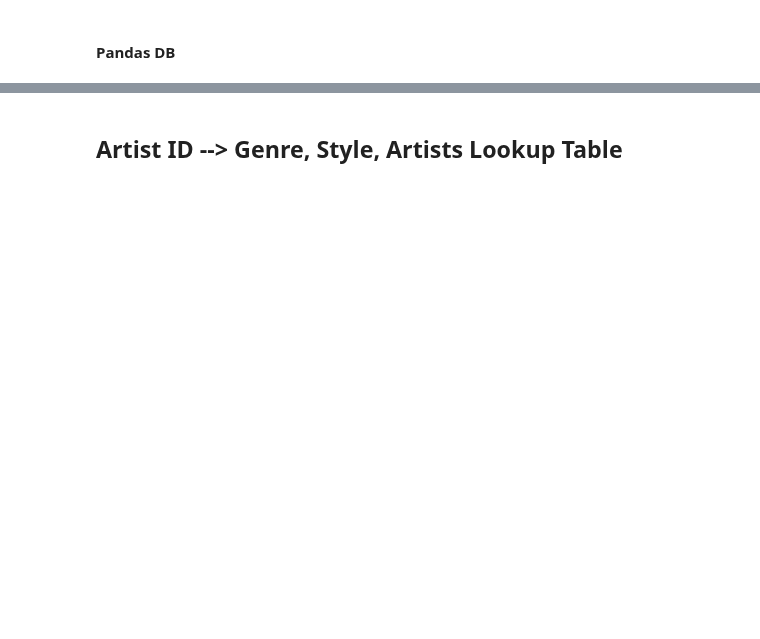
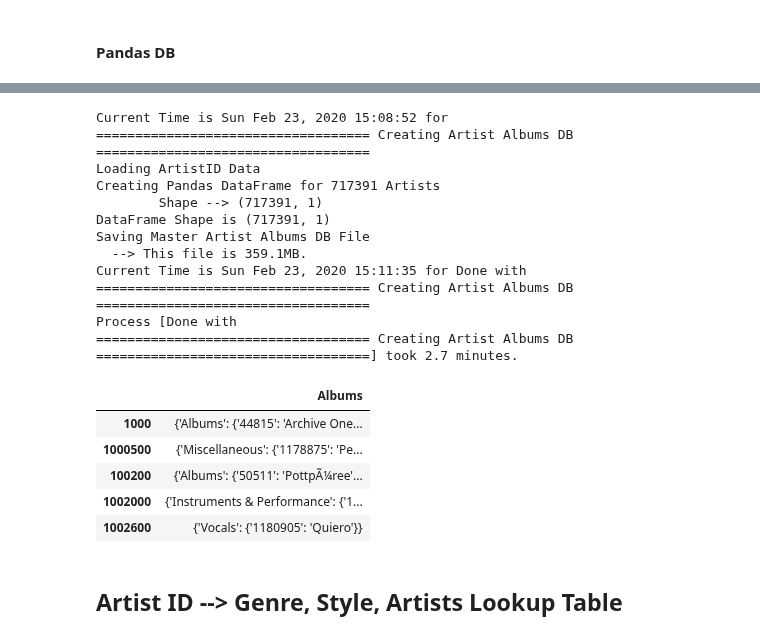
Before and after one commit to tgadf/discogs, a Jupyter notebook: Master DB.ipynb, the cells around one changed output, grey strips where cells are left out. Saved outputs shown, nothing was run; the diff lists cells and outputs as text; code cells hidden in the pictures; blank space fills up the shorter version.

```diff
--- a/Master DB.ipynb
+++ b/Master DB.ipynb
@@ -373,7 +307,26 @@ discArtistAMAlbumsDB.head()
 # %%
 from masterdb import getArtistAlbumsDB
-discArtistAlbumsDB = getArtistAlbumsDB(disc, force=True)
+discArtistAlbumsDB = getArtistAlbumsDB(discDC, force=True)
 discArtistAlbumsDB.head()
+# %% [output]
+Current Time is Sun Feb 23, 2020 15:08:52 for
+=================================== Creating Artist Albums DB ===================================
+Loading ArtistID Data
+Creating Pandas DataFrame for 717391 Artists
+        Shape --> (717391, 1)
+DataFrame Shape is (717391, 1)
+Saving Master Artist Albums DB File
+  --> This file is 359.1MB.
+Current Time is Sun Feb 23, 2020 15:11:35 for Done with
+=================================== Creating Artist Albums DB ===================================
+Process [Done with
+=================================== Creating Artist Albums DB ===================================] took 2.7 minutes.
+|  | Albums |
+| 1000 | {'Albums': {'44815': 'Archive One... |
+| 1000500 | {'Miscellaneous': {'1178875': 'Pe... |
+| 100200 | {'Albums': {'50511': 'PottpÃ¼ree'... |
+| 1002000 | {'Instruments & Performance': {'1... |
+| 1002600 | {'Vocals': {'1180905': 'Quiero'}} |
 # %% [markdown]
 ## Artist ID --> Genre, Style, Artists Lookup Table
 # %%
```
Also changed, not shown: parts of 25 cells of this notebook, 6 other files.
